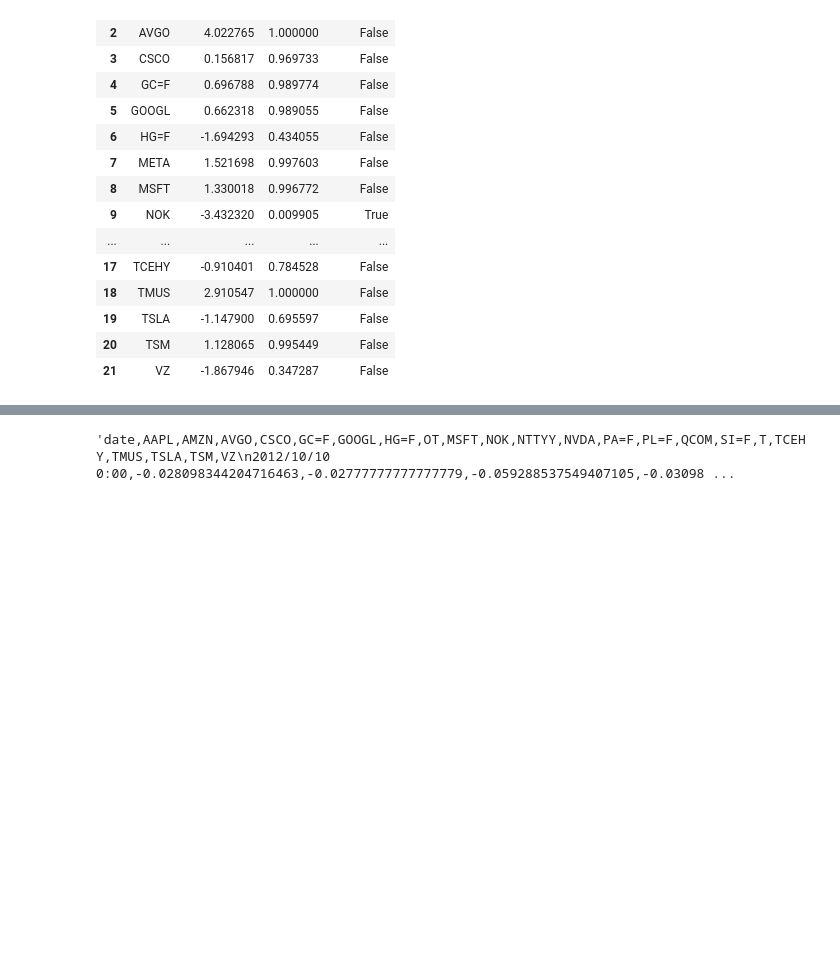
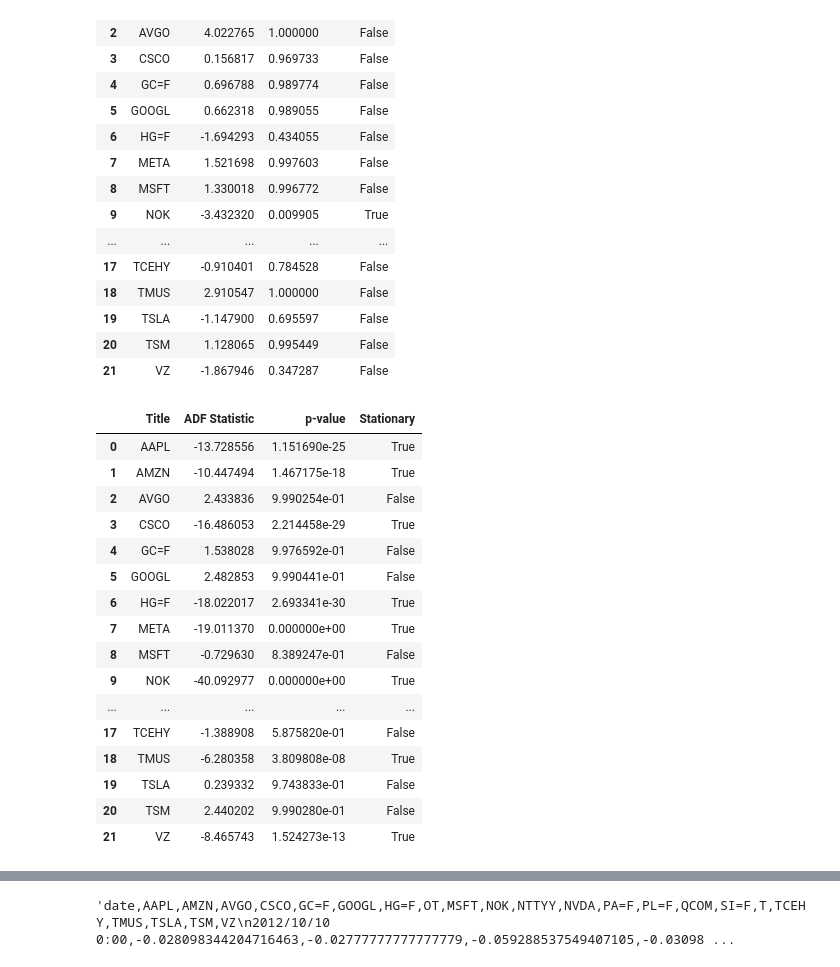
Before and after one commit to NaDub/MLFI_2025, a Jupyter notebook: Visualize/descriptive.ipynb, the cells around one changed output, grey strips where cells are left out. Cells and saved outputs as stored; diff of their text form; code cells hidden in the pictures; blank space fills up the shorter version.

```diff
--- a/Visualize/descriptive.ipynb
+++ b/Visualize/descriptive.ipynb
@@ -146 +151,21 @@ test_stationarity_per_stock(df)
+# %%
+test_stationarity_per_stock(df)
+# %% [output]
+|  | Title | ADF Statistic | p-value | Stationary |
+| 0 | AAPL | -13.728556 | 1.151690e-25 | True |
+| 1 | AMZN | -10.447494 | 1.467175e-18 | True |
+| 2 | AVGO | 2.433836 | 9.990254e-01 | False |
+| 3 | CSCO | -16.486053 | 2.214458e-29 | True |
+| 4 | GC=F | 1.538028 | 9.976592e-01 | False |
+| 5 | GOOGL | 2.482853 | 9.990441e-01 | False |
+| 6 | HG=F | -18.022017 | 2.693341e-30 | True |
+| 7 | META | -19.011370 | 0.000000e+00 | True |
+| 8 | MSFT | -0.729630 | 8.389247e-01 | False |
+| 9 | NOK | -40.092977 | 0.000000e+00 | True |
+| ... | ... | ... | ... | ... |
+| 17 | TCEHY | -1.388908 | 5.875820e-01 | False |
+| 18 | TMUS | -6.280358 | 3.809808e-08 | True |
+| 19 | TSLA | 0.239332 | 9.743833e-01 | False |
+| 20 | TSM | 2.440202 | 9.990280e-01 | False |
+| 21 | VZ | -8.465743 | 1.524273e-13 | True |
 # %%
```
Also changed, not shown: parts of 5 cells of this notebook.
